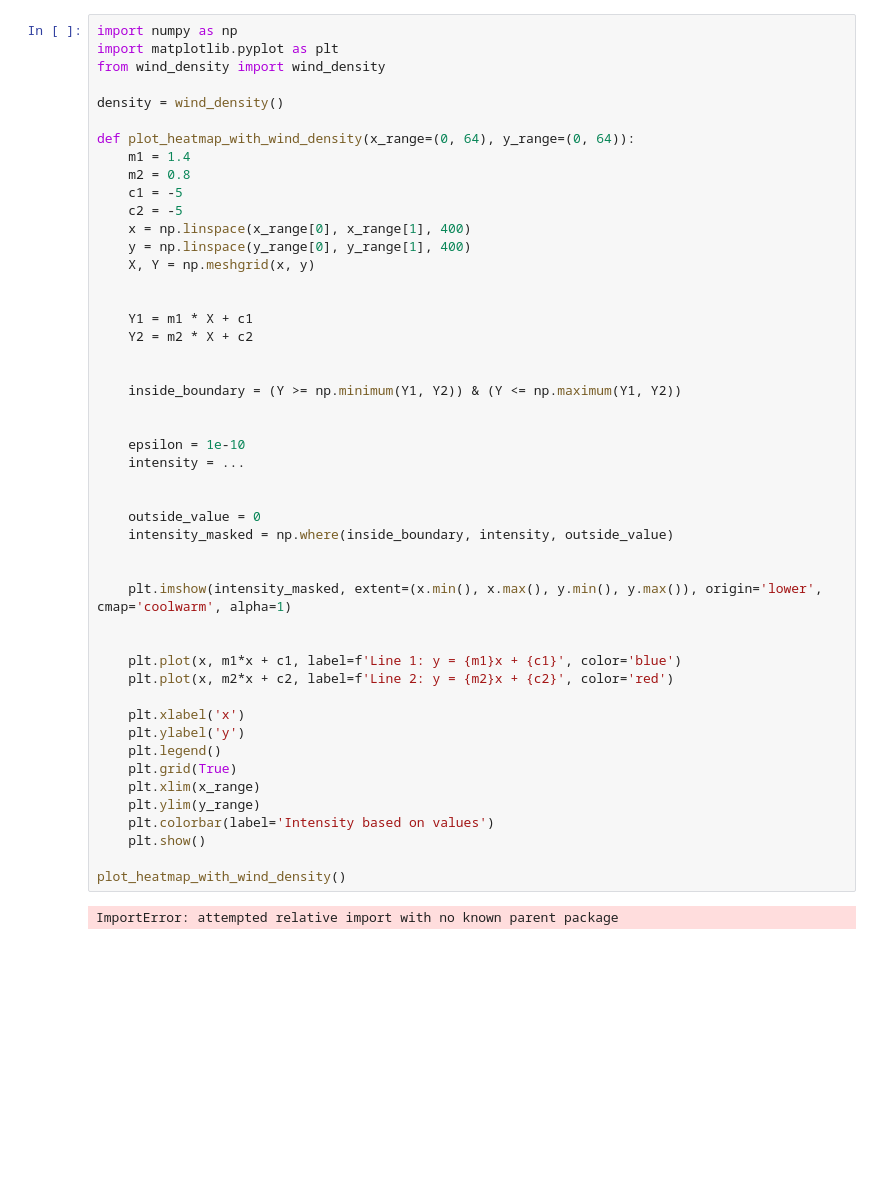
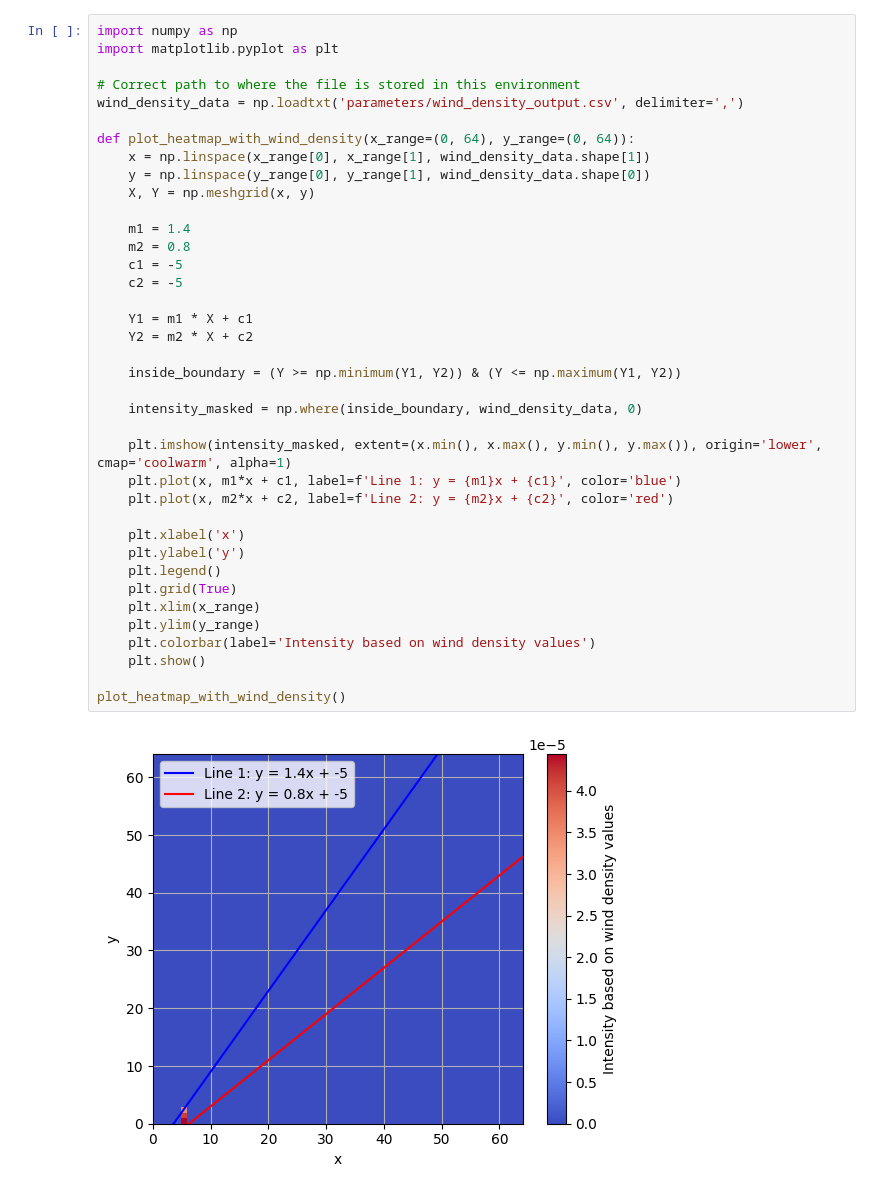
Before and after one commit to K1zum1/AstroWind, a Jupyter notebook: source/plotting_function.ipynb, the cells around one changed output. Saved outputs shown, nothing was run; the diff lists cells and outputs as text; blank space fills up the shorter version.

Commit message:
PLOT INCORRECT, WILL FIX LATER

```diff
--- a/source/plotting_function.ipynb
+++ b/source/plotting_function.ipynb
@@ -1,50 +1,40 @@
 # %%
 import numpy as np
 import matplotlib.pyplot as plt
-from wind_density import wind_density
 
-density = wind_density()
+# Correct path to where the file is stored in this environment
+wind_density_data = np.loadtxt('parameters/wind_density_output.csv', delimiter=',')
 
 def plot_heatmap_with_wind_density(x_range=(0, 64), y_range=(0, 64)):
+    x = np.linspace(x_range[0], x_range[1], wind_density_data.shape[1])
+    y = np.linspace(y_range[0], y_range[1], wind_density_data.shape[0])
+    X, Y = np.meshgrid(x, y)
+
     m1 = 1.4
     m2 = 0.8
     c1 = -5
     c2 = -5
-    x = np.linspace(x_range[0], x_range[1], 400)
-    y = np.linspace(y_range[0], y_range[1], 400)
-    X, Y = np.meshgrid(x, y)
-
 
     Y1 = m1 * X + c1
     Y2 = m2 * X + c2
 
-
     inside_boundary = (Y >= np.minimum(Y1, Y2)) & (Y <= np.maximum(Y1, Y2))
 
-
-    epsilon = 1e-10
-    intensity = ...
-
-
-    outside_value = 0
-    intensity_masked = np.where(inside_boundary, intensity, outside_value)
-
+    intensity_masked = np.where(inside_boundary, wind_density_data, 0)
 
     plt.imshow(intensity_masked, extent=(x.min(), x.max(), y.min(), y.max()), origin='lower', cmap='coolwarm', alpha=1)
-
-
     plt.plot(x, m1*x + c1, label=f'Line 1: y = {m1}x + {c1}', color='blue')
     plt.plot(x, m2*x + c2, label=f'Line 2: y = {m2}x + {c2}', color='red')
 
     plt.xlabel('x')
     plt.ylabel('y')
     plt.legend()
     plt.grid(True)
     plt.xlim(x_range)
     plt.ylim(y_range)
-    plt.colorbar(label='Intensity based on values')
+    plt.colorbar(label='Intensity based on wind density values')
     plt.show()
 
 plot_heatmap_with_wind_density()
 # %% [output]
-ImportError: attempted relative import with no known parent package
+[figure, added]
```
